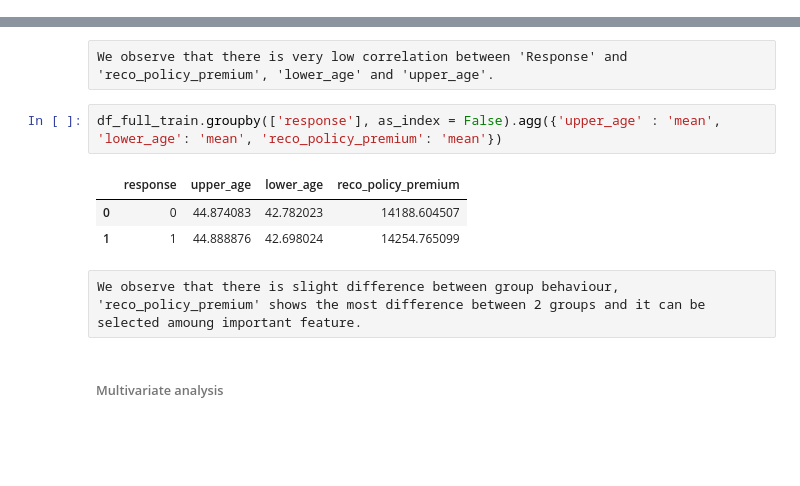
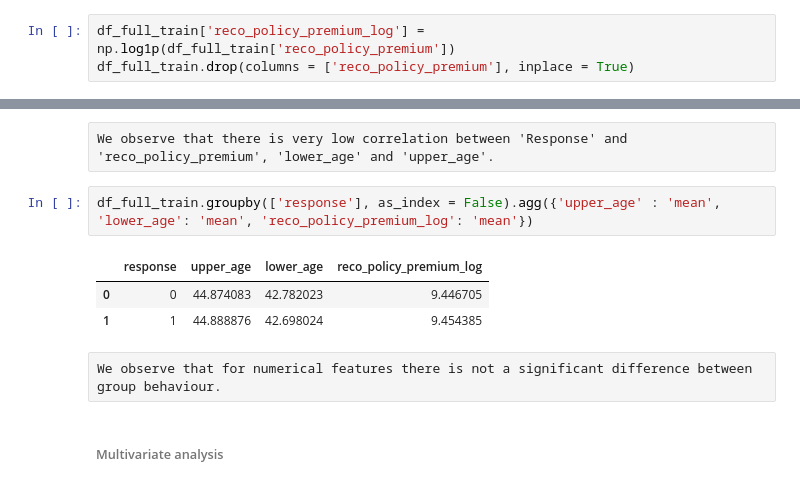
Before and after one commit to tsila-andriantsoa/health_insurance_lead_prediction, a Jupyter notebook: notebook.ipynb, the cells around one changed output, grey strips where cells are left out. Drawn from its saved outputs; the diff is of its cells as text; blank space fills up the shorter version.

```diff
--- a/notebook.ipynb
+++ b/notebook.ipynb
@@ -212,0 +233,3 @@ reco_policy_premium
+# %%
+df_full_train['reco_policy_premium_log'] = np.log1p(df_full_train['reco_policy_premium'])
+df_full_train.drop(columns = ['reco_policy_premium'], inplace = True)
@@ -224,13 +261,13 @@ dtype: float64
 # %% [raw]
 We observe that there is very low correlation between 'Response' and 'reco_policy_premium', 'lower_age' and 'upper_age'.
 # %%
-df_full_train.groupby(['response'], as_index = False).agg({'upper_age' : 'mean', 'lower_age': 'mean', 'reco_policy_premium': 'mean'})
+df_full_train.groupby(['response'], as_index = False).agg({'upper_age' : 'mean', 'lower_age': 'mean', 'reco_policy_premium_log': 'mean'})
 # %% [output]
-|  | response | upper_age | lower_age | reco_policy_premium |
-| 0 | 0 | 44.874083 | 42.782023 | 14188.604507 |
-| 1 | 1 | 44.888876 | 42.698024 | 14254.765099 |
+|  | response | upper_age | lower_age | reco_policy_premium_log |
+| 0 | 0 | 44.874083 | 42.782023 | 9.446705 |
+| 1 | 1 | 44.888876 | 42.698024 | 9.454385 |
 # %% [raw]
-We observe that there is slight difference between group behaviour, 'reco_policy_premium' shows the most difference between 2 groups and it can be selected amoung important feature.
+We observe that for numerical features there is not a significant difference between group behaviour.
 # %% [markdown]
 ###### Multivariate analysis
 # %% [raw]
```
Also changed, not shown: parts of 87 cells of this notebook, 4 other files.
